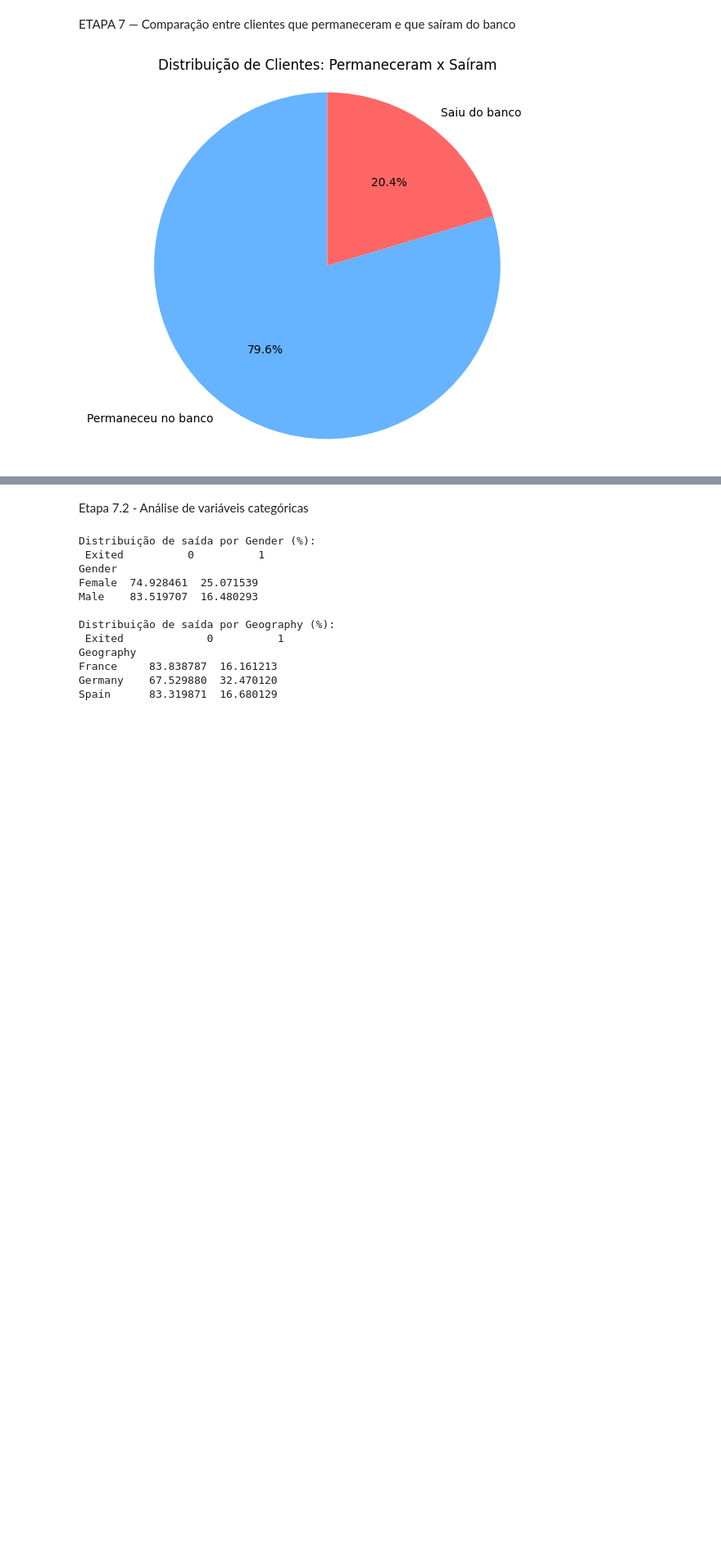
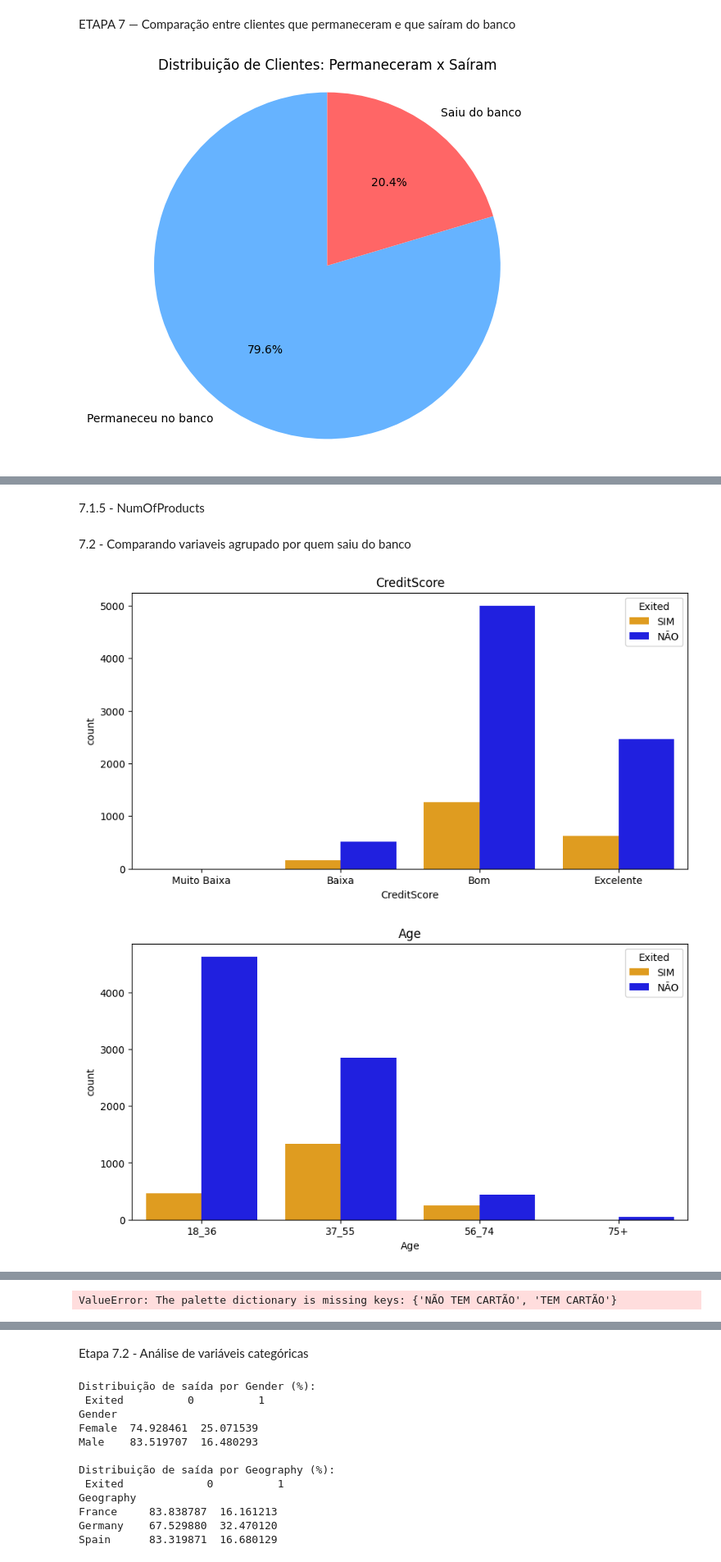
Before and after one commit to vitao-bolado/Trabalho1_AnaliseDados, a Jupyter notebook: Trabalho1.ipynb, the cells around one changed output, grey strips where cells are left out. Shown at 82% size. Drawn from its saved outputs; the diff is of its cells as text; code cells hidden in the pictures; blank space fills up the shorter version.

```diff
--- a/Trabalho1.ipynb
+++ b/Trabalho1.ipynb
@@ -165,0 +166,3 @@ Etapa 7.1 - Gráficos de barras para comparar as variáveis numéricas entre os
+# %%
+#Fazendo uma copia do DF que tera os valores substituidos por classes
+dfClasses = df;
@@ -214,0 +279,64 @@ Passing `palette` without assigning `hue` is deprecated and will be removed in v
+# %% [markdown]
+7.1.5 - NumOfProducts
+# %%
+  #NumOfProducts
+    #1_Produto
+    #2_Produtos
+    #3_Produtos
+    #4+_Produtos
+
+valores = [0, 1, 2, 3, df['NumOfProducts'].max()]
+classes = ['1_Produto',
+           '2_Produtos',
+           '3_Produtos',
+           '4+_Produtos']
+
+dfClasses['NumOfProducts'] = pd.cut(df['NumOfProducts'], bins=valores, labels=classes)
+dfClasses = pd.DataFrame(dfClasses)
+
+dfClasses.head()
+# %% [markdown]
+7.2 - Comparando variaveis agrupado por quem saiu do banco
+# %%
+saiu = df['Exited'].replace({0: 'NÃO', 1: 'SIM'})
+cartao = df['HasCrCard'].replace({0: 'NÃO TEM CARTÃO', 1: 'TEM CARTÃO'})
+ativo = df['IsActiveMember'].replace({0: 'INATIVO', 1: 'ATIVO'})
+cores = {
+    'NÃO': 'blue',
+    'SIM': 'orange'
+}
+
+cols= [
+    'CreditScore',
+    'Age',
+    'Tenure',
+    'Balance',
+    'NumOfProducts',
+    'EstimatedSalary',
+    'HasCrCard',
+    'IsActiveMember'
+]
+
+for col in cols:
+    if col == 'HasCrCard':
+      cores = {
+        'NÃO TEM CARTÃO': 'blue',
+        'TEM CARTÃO': 'orange'
+        }
+      plt.figure(figsize=(10,5))
+      sns.countplot(x=col, hue=cartao, data=dfClasses, palette=cores)
+      plt.title(col)
+      plt.show()
+    elif col == 'IsActiveMember':
+      plt.figure(figsize=(10,5))
+      sns.countplot(x=col, hue=ativo, data=dfClasses, palette=cores)
+      plt.title(col)
+      plt.show()
+    else:
+      plt.figure(figsize=(10,5))
+      sns.countplot(x=col, hue=saiu, data=dfClasses, palette=cores)
+      plt.title(col)
+      plt.show()
+# %% [output]
+[figure, added]
+[figure, added]
@@ -214,0 +347 @@ Passing `palette` without assigning `hue` is deprecated and will be removed in v
+ValueError: The palette dictionary is missing keys: {'NÃO TEM CARTÃO', 'TEM CARTÃO'}
```
Also changed, not shown: parts of 15 cells of this notebook.
